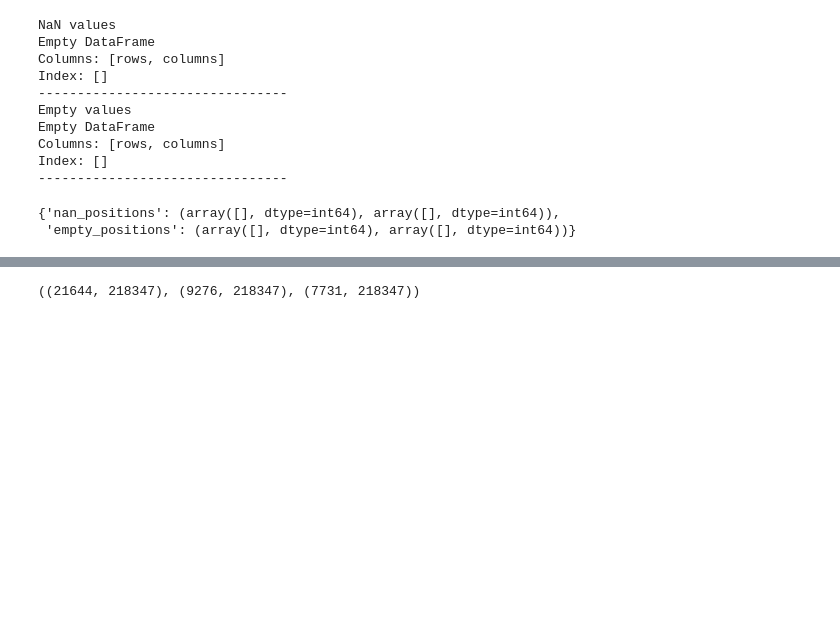
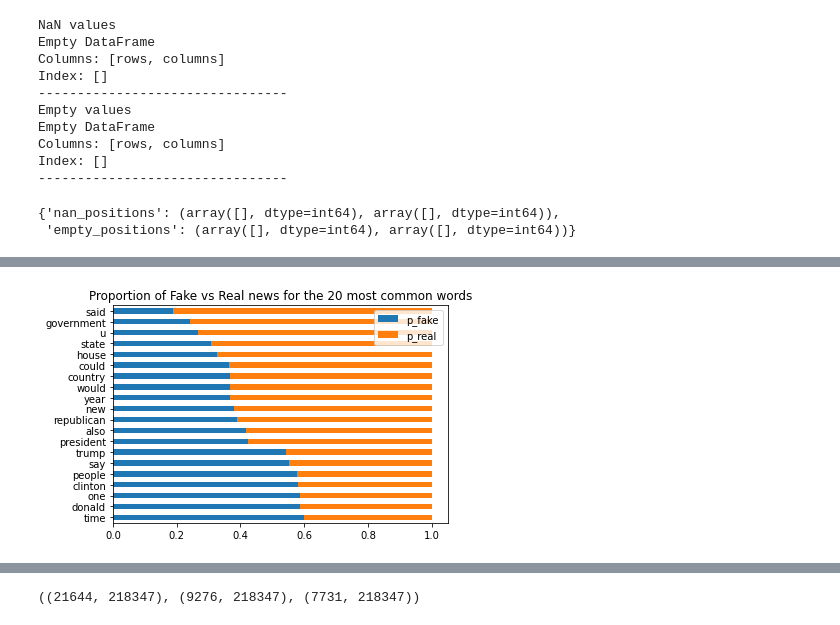
Before and after one commit to Fake-News-Capstone/fake_news_capstone, a Jupyter notebook: fake_news_capstone.ipynb, the cells around one changed output, grey strips where cells are left out. Cells and saved outputs as stored; diff of their text form; code cells hidden in the pictures; blank space fills up the shorter version.

```diff
--- a/fake_news_capstone.ipynb
+++ b/fake_news_capstone.ipynb
@@ -49,0 +89,4 @@ Index: []
+# %%
+fake_freq = pd.Series(fake_words).value_counts()
+
+fake_freq.head(10)
@@ -49,0 +105,4 @@ Index: []
+# %%
+real_freq = pd.Series(real_words).value_counts()
+
+real_freq.head(10)
@@ -49,0 +121,4 @@ Index: []
+# %%
+all_freq = pd.Series(all_words).value_counts()
+
+all_freq.head(10)
@@ -49,0 +144,5 @@ Index: []
+# %%
+word_counts = (pd.concat([all_freq, fake_freq, real_freq], axis=1, sort=True)
+                .set_axis(['all', 'fake', 'real'], axis=1, inplace=False)
+                .fillna(0)
+                .apply(lambda s: s.astype(int)))
@@ -49,0 +169,14 @@ Index: []
+# %%
+(word_counts
+ .assign(p_fake=word_counts.fake / word_counts['all'],
+         p_real=word_counts.real / word_counts['all'])
+ .sort_values(by='all')
+ [['p_fake', 'p_real']]
+ .tail(20)
+ .sort_values('p_real')
+ .plot.barh(stacked=True))
+
+plt.title('Proportion of Fake vs Real news for the 20 most common words')
+plt.show()
+# %% [output]
+[figure, added]
```
Also changed, not shown: parts of 41 cells of this notebook.
